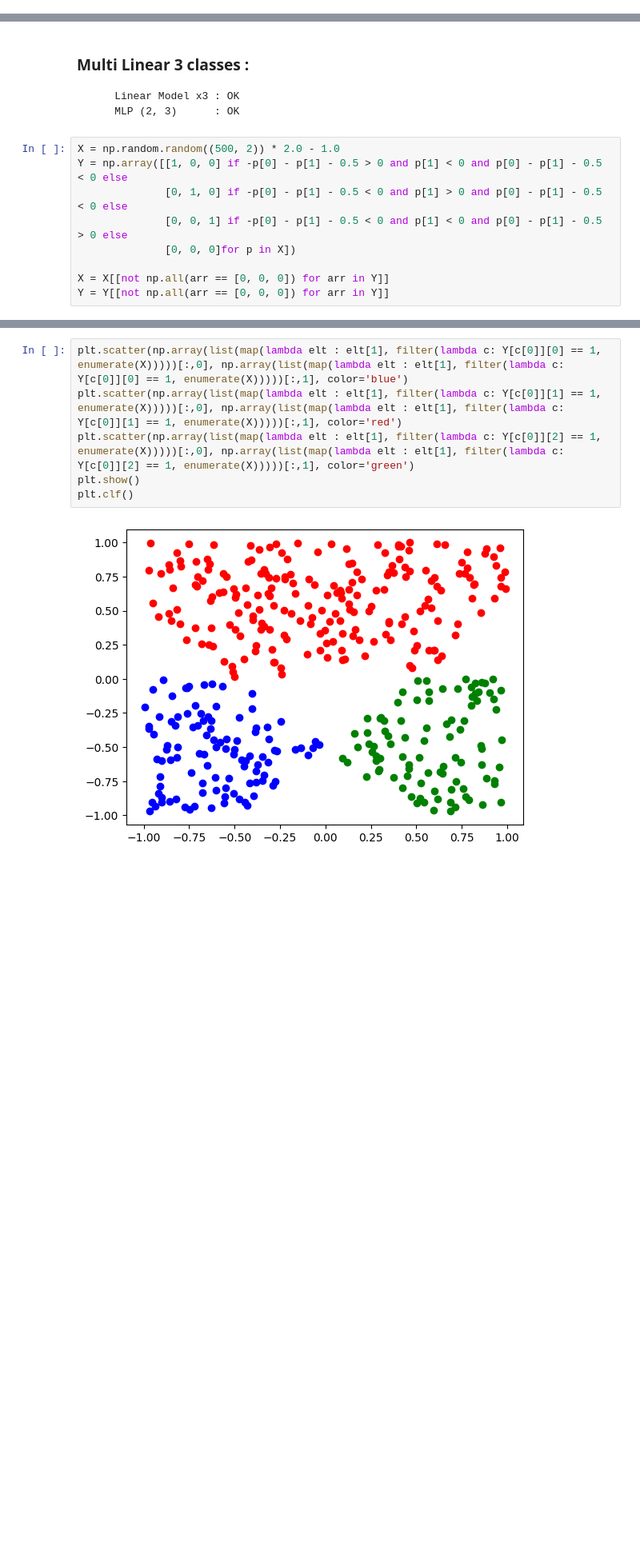
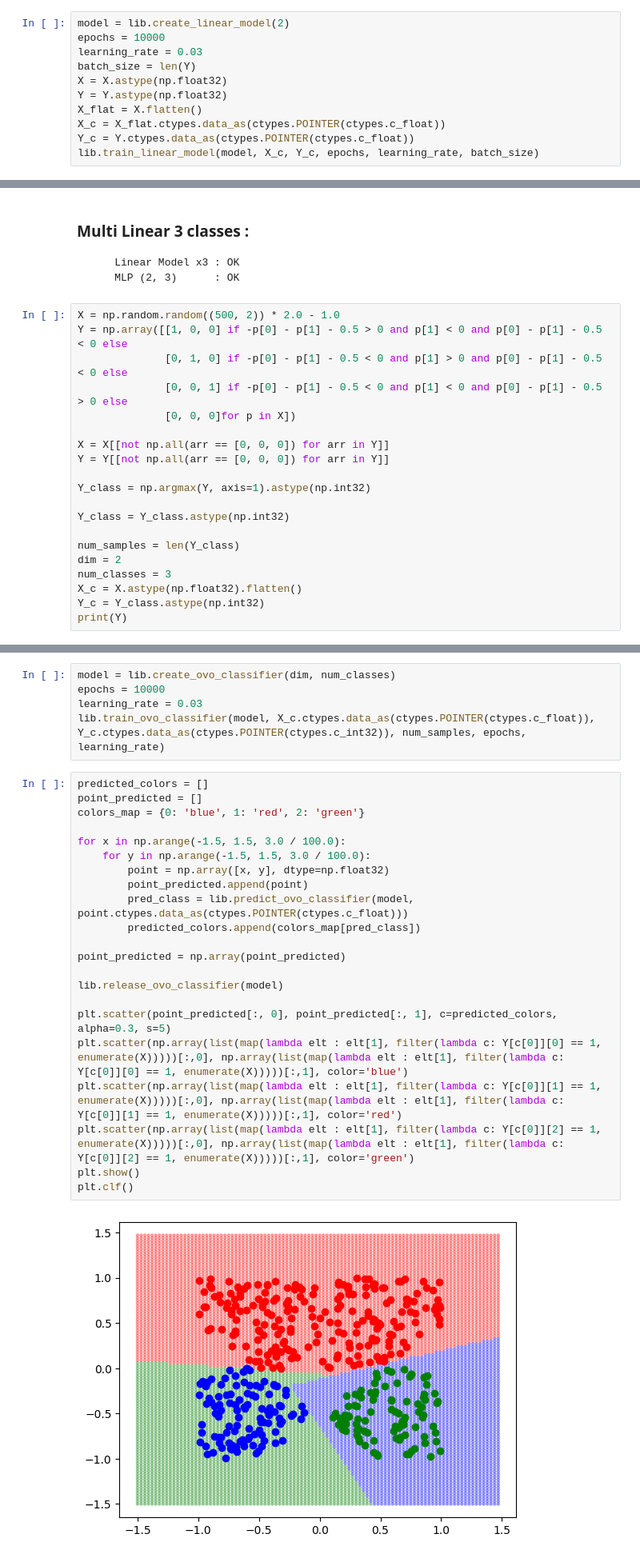
Before and after one commit to FrancoisLGRND/PA2025, a Jupyter notebook: [Notebook] Cas de tests.ipynb, the cells around one changed output, grey strips where cells are left out. Shown at 80% size. Saved outputs shown, nothing was run; the diff lists cells and outputs as text; blank space fills up the shorter version.

Commit message:
modele lineare pour classification binaire et multiclasse

```diff
--- a/[Notebook] Cas de tests.ipynb
+++ b/[Notebook] Cas de tests.ipynb
@@ -84,0 +94,11 @@ plt.clf()
+# %%
+model = lib.create_linear_model(2)
+epochs = 10000
+learning_rate = 0.03
+batch_size = len(Y)
+X = X.astype(np.float32)
+Y = Y.astype(np.float32)
+X_flat = X.flatten()
+X_c = X_flat.ctypes.data_as(ctypes.POINTER(ctypes.c_float))
+Y_c = Y.ctypes.data_as(ctypes.POINTER(ctypes.c_float))
+lib.train_linear_model(model, X_c, Y_c, epochs, learning_rate, batch_size)
@@ -213,3 +286,14 @@ Y = np.array([[1, 0, 0] if -p[0] - p[1] - 0.5 > 0 and p[1] < 0 and p[0] - p[1] -
 
 X = X[[not np.all(arr == [0, 0, 0]) for arr in Y]]
 Y = Y[[not np.all(arr == [0, 0, 0]) for arr in Y]]
+
+Y_class = np.argmax(Y, axis=1).astype(np.int32)
+
+Y_class = Y_class.astype(np.int32)
+
+num_samples = len(Y_class)
+dim = 2
+num_classes = 3
+X_c = X.astype(np.float32).flatten()
+Y_c = Y_class.astype(np.int32)
+print(Y)
@@ -216,11 +308,32 @@ Y = Y[[not np.all(arr == [0, 0, 0]) for arr in Y]]
+# %%
+model = lib.create_ovo_classifier(dim, num_classes)
+epochs = 10000
+learning_rate = 0.03
+lib.train_ovo_classifier(model, X_c.ctypes.data_as(ctypes.POINTER(ctypes.c_float)), Y_c.ctypes.data_as(ctypes.POINTER(ctypes.c_int32)), num_samples, epochs, learning_rate)
 # %%
+predicted_colors = []
+point_predicted = []
+colors_map = {0: 'blue', 1: 'red', 2: 'green'}
+
+for x in np.arange(-1.5, 1.5, 3.0 / 100.0):
+    for y in np.arange(-1.5, 1.5, 3.0 / 100.0):
+        point = np.array([x, y], dtype=np.float32)
+        point_predicted.append(point)
+        pred_class = lib.predict_ovo_classifier(model, point.ctypes.data_as(ctypes.POINTER(ctypes.c_float)))
+        predicted_colors.append(colors_map[pred_class])
+
+point_predicted = np.array(point_predicted)
+
+lib.release_ovo_classifier(model)
+
+plt.scatter(point_predicted[:, 0], point_predicted[:, 1], c=predicted_colors, alpha=0.3, s=5)
 plt.scatter(np.array(list(map(lambda elt : elt[1], filter(lambda c: Y[c[0]][0] == 1, enumerate(X)))))[:,0], np.array(list(map(lambda elt : elt[1], filter(lambda c: Y[c[0]][0] == 1, enumerate(X)))))[:,1], color='blue')
 plt.scatter(np.array(list(map(lambda elt : elt[1], filter(lambda c: Y[c[0]][1] == 1, enumerate(X)))))[:,0], np.array(list(map(lambda elt : elt[1], filter(lambda c: Y[c[0]][1] == 1, enumerate(X)))))[:,1], color='red')
 plt.scatter(np.array(list(map(lambda elt : elt[1], filter(lambda c: Y[c[0]][2] == 1, enumerate(X)))))[:,0], np.array(list(map(lambda elt : elt[1], filter(lambda c: Y[c[0]][2] == 1, enumerate(X)))))[:,1], color='green')
 plt.show()
 plt.clf()
 # %% [output]
-[figure, old version]
+[figure, new version]
 <Figure size 640x480 with 0 Axes>
 # %% [markdown]
 ### Multi Cross :
```
Also changed, not shown: parts of 12 cells of this notebook, 3 other files.
